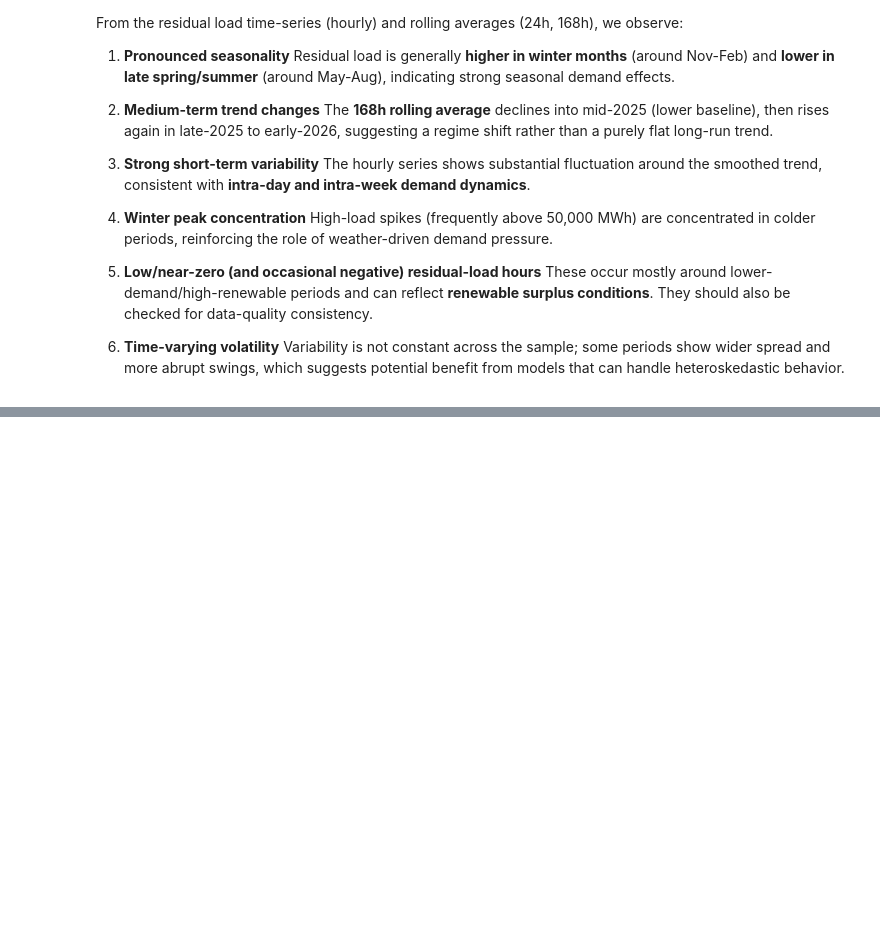
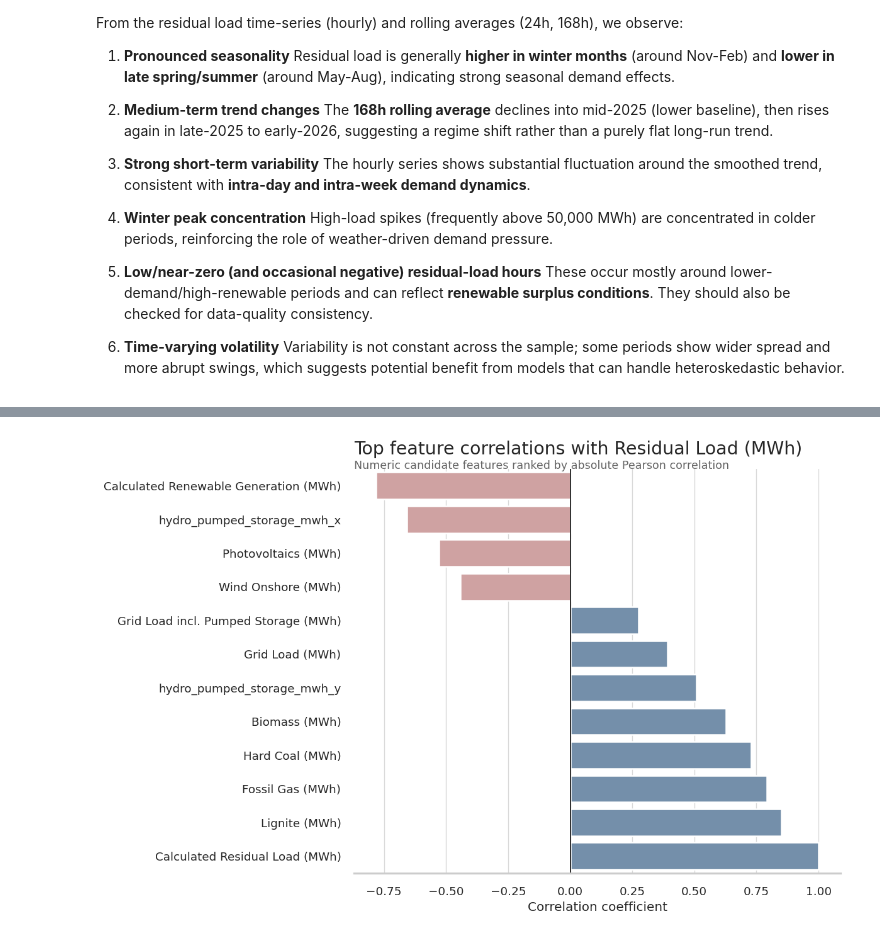
Before and after one commit to nakolkar16/probabilistic-energy-forecasting-ML, a Jupyter notebook: notebooks/01_eda.ipynb, the cells around one changed output, grey strips where cells are left out. Cells and saved outputs as stored; diff of their text form; code cells hidden in the pictures; blank space fills up the shorter version.

```diff
--- a/notebooks/01_eda.ipynb
+++ b/notebooks/01_eda.ipynb
@@ -453,0 +678,77 @@ From the residual load time-series (hourly) and rolling averages (24h, 168h), we
+# %%
+target = "residual_load_mwh"
+
+# keep only numeric columns
+corr_df = df_merged.select_dtypes(include="number").copy()
+
+# correlation of all numeric features with target
+target_corr = (
+    corr_df.corr(numeric_only=True)[target]
+    .drop(target)
+    .sort_values(key=lambda s: s.abs(), ascending=False)
+)
+
+plot_df = target_corr.reset_index()
+plot_df.columns = ["feature", "correlation"]
+plot_df["feature_label"] = plot_df["feature"].map(CANONICAL_TO_LABEL).fillna(plot_df["feature"])
+
+
+# keep top 12 by absolute correlation, then sort for plotting
+plot_df["abs_corr"] = plot_df["correlation"].abs()
+plot_df = (
+    plot_df
+    .sort_values("abs_corr", ascending=False)
+    .head(12)
+    .sort_values("correlation")
+)
+
+plot_df["direction"] = plot_df["correlation"].ge(0).map({True: "Positive", False: "Negative"})
+
+fig, ax = plt.subplots(figsize=(10, 6.5))
+
+sns.barplot(
+    data=plot_df,
+    x="correlation",
+    y="feature_label",
+    hue="direction",
+    dodge=False,
+    palette={"Positive": "#6B8FB3", "Negative": "#D79A9A"},
+    ax=ax,
+)
+
+# remove legend
+if ax.legend_:
+    ax.legend_.remove()
+
+# zero reference line
+ax.axvline(0, color="#333333", linewidth=1.2)
+
+# titles
+target_label = CANONICAL_TO_LABEL.get(target, target)
+ax.set_title(f"Top feature correlations with {target_label}", fontsize=17, pad=14, loc="left")
+ax.text(
+    0, 1.00,
+    "Numeric candidate features ranked by absolute Pearson correlation",
+    transform=ax.transAxes,
+    fontsize=10.5,
+    color="#666666"
+)
+
+# labels
+ax.set_xlabel("Correlation coefficient", fontsize=12)
+ax.set_ylabel("")
+
+# styling
+ax.grid(axis="x", color="#D9D9D9", linewidth=0.8)
+ax.grid(axis="y", visible=False)
+ax.spines["top"].set_visible(False)
+ax.spines["right"].set_visible(False)
+ax.spines["left"].set_visible(False)
+
+ax.tick_params(axis="y", labelsize=11)
+ax.tick_params(axis="x", labelsize=11)
+
+plt.tight_layout()
+plt.show()
+# %% [output]
+[figure, added]
```
Also changed, not shown: parts of 15 cells of this notebook, 15 other files.
